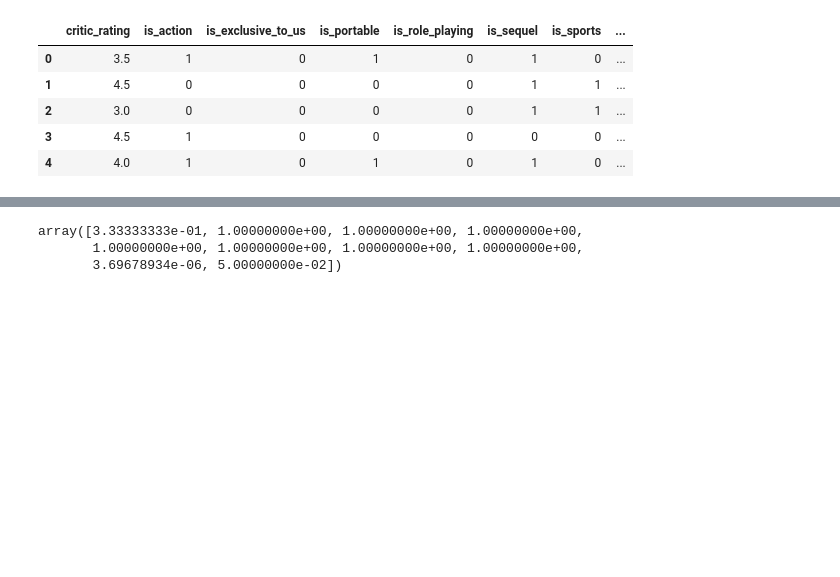
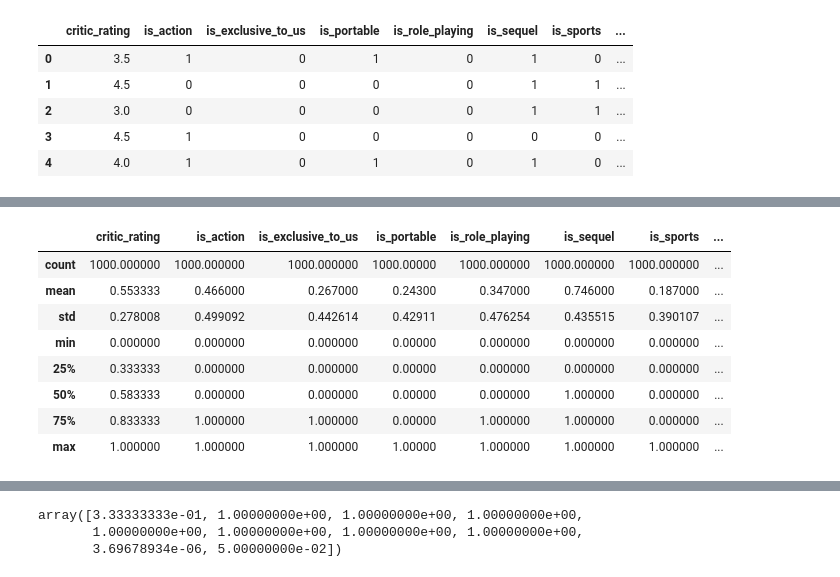
Before and after one commit to anqitu/KerasTraining, a Jupyter notebook: exercises/Module2_regression_local.ipynb, the cells around one changed output, grey strips where cells are left out. Cells and saved outputs as stored; diff of their text form; code cells hidden in the pictures; blank space fills up the shorter version.

```diff
--- a/exercises/Module2_regression_local.ipynb
+++ b/exercises/Module2_regression_local.ipynb
@@ -26,0 +63,12 @@ scaled_training_df = pd.DataFrame(scaled_training,columns=training_data_df.colum
+# %%
+scaled_training_df.describe()
+# %% [output]
+|  | critic_rating | is_action | is_exclusive_to_us | is_portable | is_role_playing | is_sequel | is_sports | ... |
+| count | 1000.000000 | 1000.000000 | 1000.000000 | 1000.00000 | 1000.000000 | 1000.000000 | 1000.000000 | ... |
+| mean | 0.553333 | 0.466000 | 0.267000 | 0.24300 | 0.347000 | 0.746000 | 0.187000 | ... |
+| std | 0.278008 | 0.499092 | 0.442614 | 0.42911 | 0.476254 | 0.435515 | 0.390107 | ... |
+| min | 0.000000 | 0.000000 | 0.000000 | 0.00000 | 0.000000 | 0.000000 | 0.000000 | ... |
+| 25% | 0.333333 | 0.000000 | 0.000000 | 0.00000 | 0.000000 | 0.000000 | 0.000000 | ... |
+| 50% | 0.583333 | 0.000000 | 0.000000 | 0.00000 | 0.000000 | 1.000000 | 0.000000 | ... |
+| 75% | 0.833333 | 1.000000 | 1.000000 | 0.00000 | 1.000000 | 1.000000 | 0.000000 | ... |
+| max | 1.000000 | 1.000000 | 1.000000 | 1.00000 | 1.000000 | 1.000000 | 1.000000 | ... |
```
Also changed, not shown: parts of 42 cells of this notebook, 6 other files.
